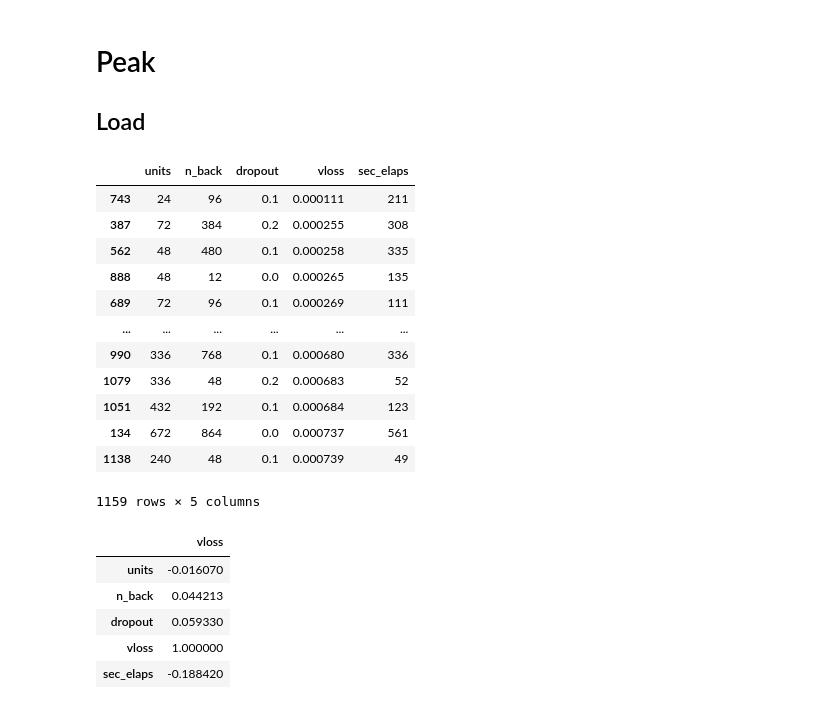
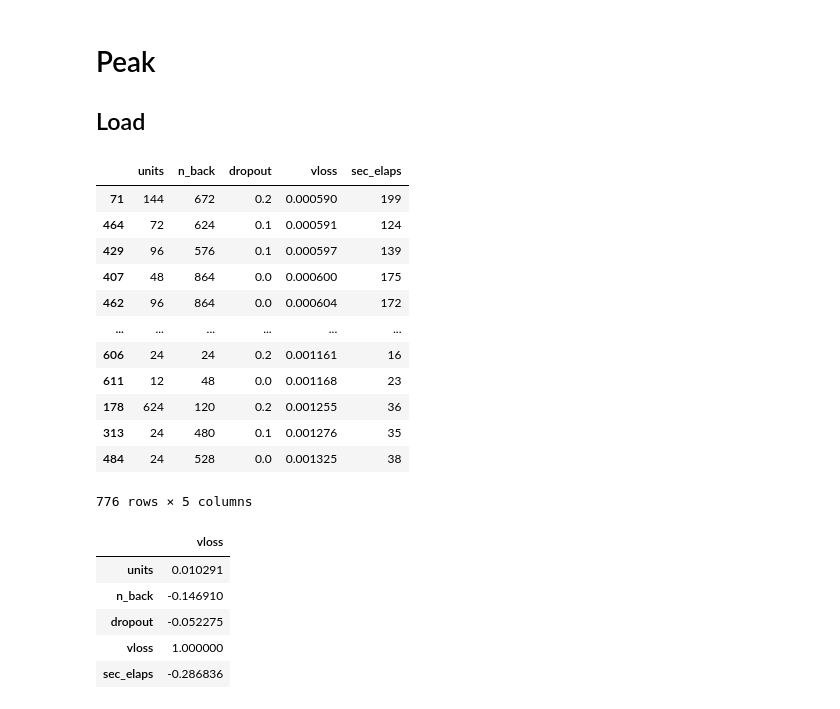
Before and after one commit to woodjmichael/PROPHET-Load_LSTM-mjw, a Jupyter notebook: HP Analysis.ipynb, the cells around one changed output. Saved outputs shown, nothing was run; the diff lists cells and outputs as text; code cells hidden in the pictures.

```diff
--- a/HP Analysis.ipynb
+++ b/HP Analysis.ipynb
@@ -103,38 +103,38 @@ df.plot(x='vloss',y='skill',kind='scatter');
 
 ## Load
 # %%
-proj_dir = r'C:/Users/Admin/Code/PROPHET-Load_LSTM/'
-out_dir = r'data/output/impianto_4/peak/hp_search/'
+proj_dir = r'C:/Users/Admin/Code/PROPHET-Load_LSTM'
+out_dir = r'/data/output/zeh/peak/hpsearch/'
 
 #hp_results_filename ='hp_search_patience1_continued.csv'
-hp_results_filename = 'hp_search_patience1_new250508.csv'
+hp_results_filename = 'hp_search_patience1.csv'
 
 df = pd.read_csv(proj_dir + out_dir + hp_results_filename,
                  index_col=0)\
                      .sort_values('vloss')#,ascending=False)
                      #.sort_values('skill',ascending=False)
 
 df
 # %% [output]
 |  | units | n_back | dropout | vloss | sec_elaps |
-| 743 | 24 | 96 | 0.1 | 0.000111 | 211 |
-| 387 | 72 | 384 | 0.2 | 0.000255 | 308 |
-| 562 | 48 | 480 | 0.1 | 0.000258 | 335 |
-| 888 | 48 | 12 | 0.0 | 0.000265 | 135 |
-| 689 | 72 | 96 | 0.1 | 0.000269 | 111 |
+| 71 | 144 | 672 | 0.2 | 0.000590 | 199 |
+| 464 | 72 | 624 | 0.1 | 0.000591 | 124 |
+| 429 | 96 | 576 | 0.1 | 0.000597 | 139 |
+| 407 | 48 | 864 | 0.0 | 0.000600 | 175 |
+| 462 | 96 | 864 | 0.0 | 0.000604 | 172 |
 | ... | ... | ... | ... | ... | ... |
-| 990 | 336 | 768 | 0.1 | 0.000680 | 336 |
-| 1079 | 336 | 48 | 0.2 | 0.000683 | 52 |
-| 1051 | 432 | 192 | 0.1 | 0.000684 | 123 |
-| 134 | 672 | 864 | 0.0 | 0.000737 | 561 |
-| 1138 | 240 | 48 | 0.1 | 0.000739 | 49 |
+| 606 | 24 | 24 | 0.2 | 0.001161 | 16 |
+| 611 | 12 | 48 | 0.0 | 0.001168 | 23 |
+| 178 | 624 | 120 | 0.2 | 0.001255 | 36 |
+| 313 | 24 | 480 | 0.1 | 0.001276 | 35 |
+| 484 | 24 | 528 | 0.0 | 0.001325 | 38 |
-1159 rows × 5 columns
+776 rows × 5 columns
 # %%
 df.corr()['vloss'].to_frame()
 # %% [output]
 |  | vloss |
-| units | -0.016070 |
-| n_back | 0.044213 |
-| dropout | 0.059330 |
+| units | 0.010291 |
+| n_back | -0.146910 |
+| dropout | -0.052275 |
 | vloss | 1.000000 |
-| sec_elaps | -0.188420 |
+| sec_elaps | -0.286836 |
```
Also changed, not shown: parts of 3 cells of this notebook, 29 other files.
